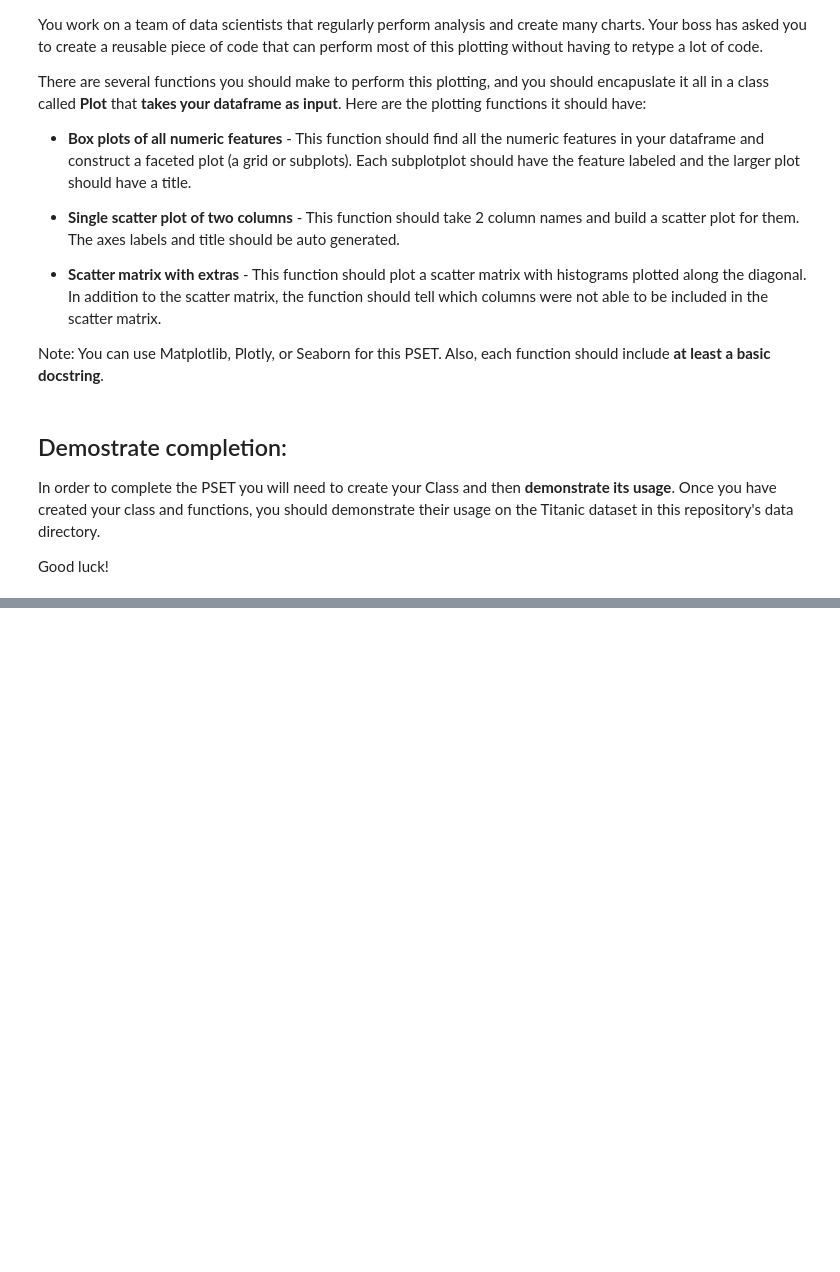
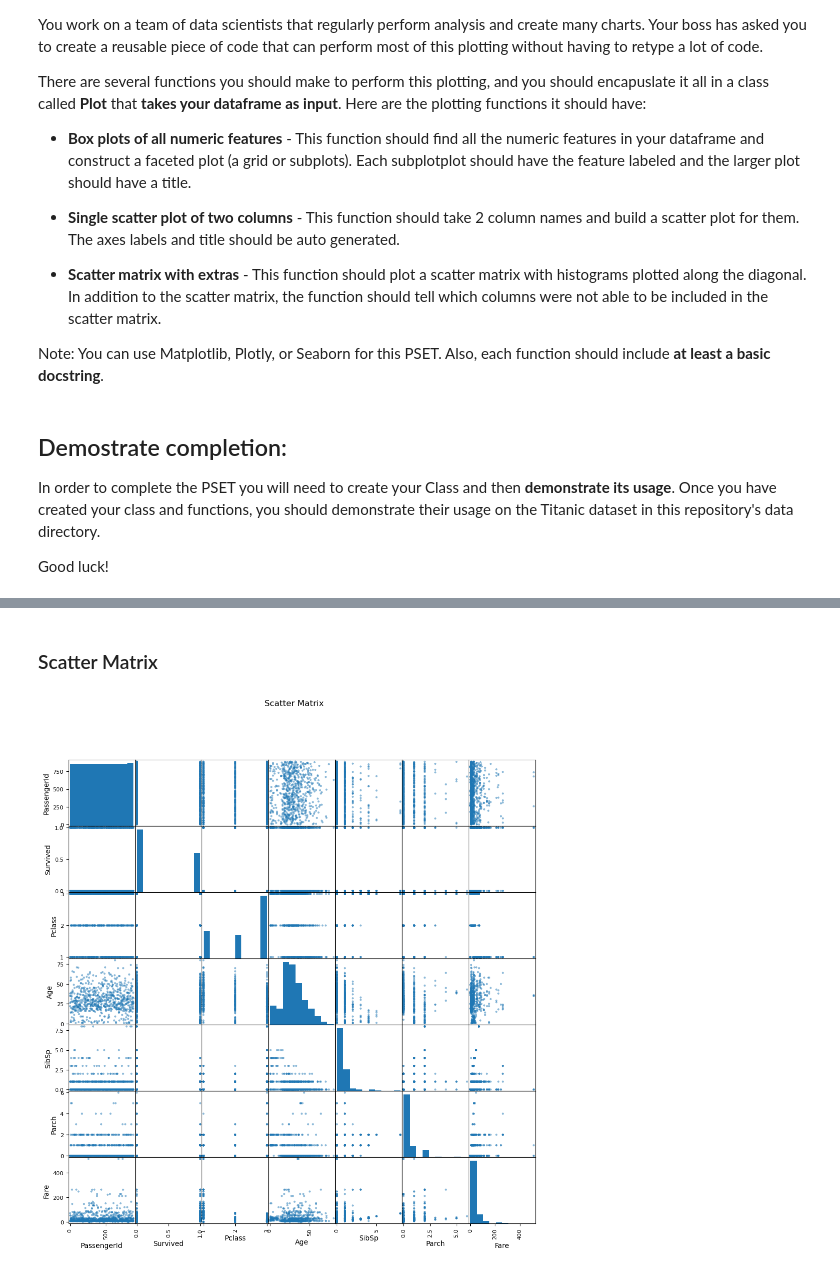
Before and after one commit to yesuiii/intermediate-python-fall-2024, a Jupyter notebook: Problem Sets/pset1.ipynb, the cells around one changed output, grey strips where cells are left out. Saved outputs shown, nothing was run; the diff lists cells and outputs as text; code cells hidden in the pictures; blank space fills up the shorter version.

```diff
--- a/Problem Sets/pset1.ipynb
+++ b/Problem Sets/pset1.ipynb
@@ -43,0 +115,7 @@ class :
+# %% [markdown]
+### Scatter Matrix
+# %%
+# Scatter matrix with extras
+plotter.scatter_matrix()
+# %% [output]
+[figure, added]
```
Also changed, not shown: parts of 11 cells of this notebook, 9 other files.
